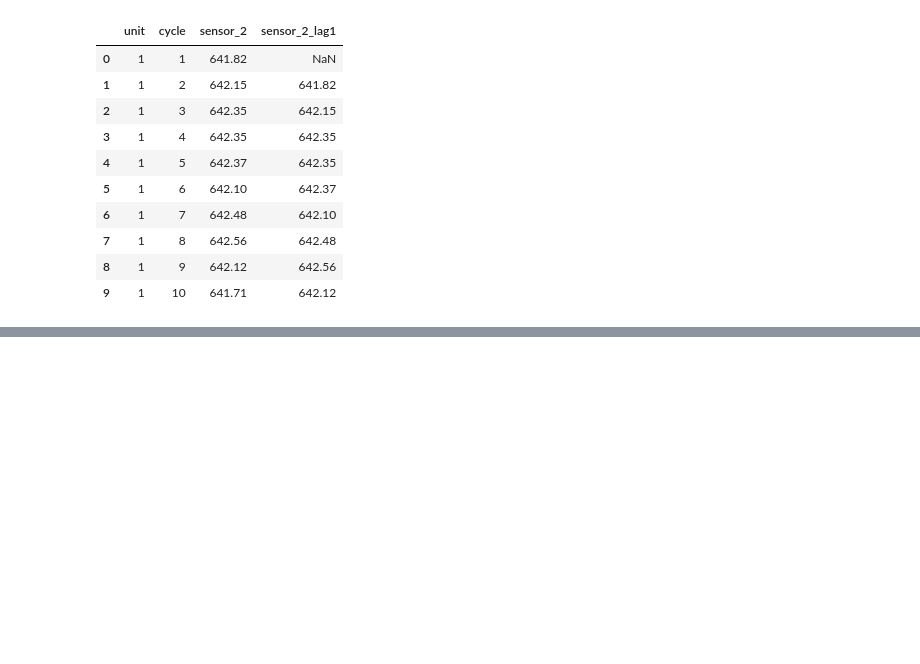
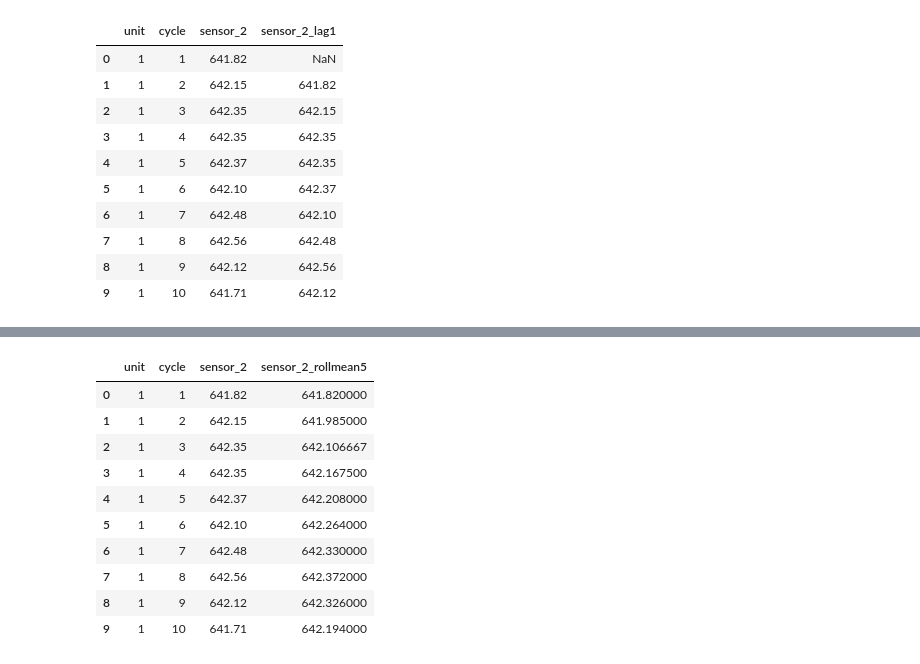
Before and after one commit to sairaashraf95134-commits/jet-engine-predictive-maintenance, a Jupyter notebook: notebooks/03_temporal_features.ipynb, the cells around one changed output, grey strips where cells are left out. Cells and saved outputs as stored; diff of their text form; code cells hidden in the pictures; blank space fills up the shorter version.

```diff
--- a/notebooks/03_temporal_features.ipynb
+++ b/notebooks/03_temporal_features.ipynb
@@ -568,0 +146,10 @@ Expected NaNs per difference feature: [100]
+# %%
+train_df["sensor_2_diff1"] = (
+    train_df.groupby("unit")["sensor_2"]
+    .diff()
+)
+# %%
+train_df["sensor_2_diff1"] = (
+    train_df.groupby("unit")["sensor_2"]
+    .diff()
+)
@@ -568,0 +162,15 @@ Expected NaNs per difference feature: [100]
+# %%
+diff_cols = []
+
+for sensor in sensor_cols:
+
+    col = f"{sensor}_diff1"
+
+    train_df[col] = (
+        train_df.groupby("unit")[sensor]
+        .diff()
+    )
+
+    diff_cols.append(col)
+
+print("Difference features:", len(diff_cols))
@@ -568,0 +217,28 @@ Expected NaNs per difference feature: [100]
+# %%
+WINDOW = 5
+
+train_df["sensor_2_rollmean5"] = (
+    train_df.groupby("unit")["sensor_2"]
+    .transform(
+        lambda x: x.rolling(
+            WINDOW,
+            min_periods=1
+        ).mean()
+    )
+)
+# %%
+train_df[
+    ["unit", "cycle", "sensor_2", "sensor_2_rollmean5"]
+].head(10)
+# %% [output]
+|  | unit | cycle | sensor_2 | sensor_2_rollmean5 |
+| 0 | 1 | 1 | 641.82 | 641.820000 |
+| 1 | 1 | 2 | 642.15 | 641.985000 |
+| 2 | 1 | 3 | 642.35 | 642.106667 |
+| 3 | 1 | 4 | 642.35 | 642.167500 |
+| 4 | 1 | 5 | 642.37 | 642.208000 |
+| 5 | 1 | 6 | 642.10 | 642.264000 |
+| 6 | 1 | 7 | 642.48 | 642.330000 |
+| 7 | 1 | 8 | 642.56 | 642.372000 |
+| 8 | 1 | 9 | 642.12 | 642.326000 |
+| 9 | 1 | 10 | 641.71 | 642.194000 |
```
Also changed, not shown: parts of 91 cells of this notebook, 4 other files.
